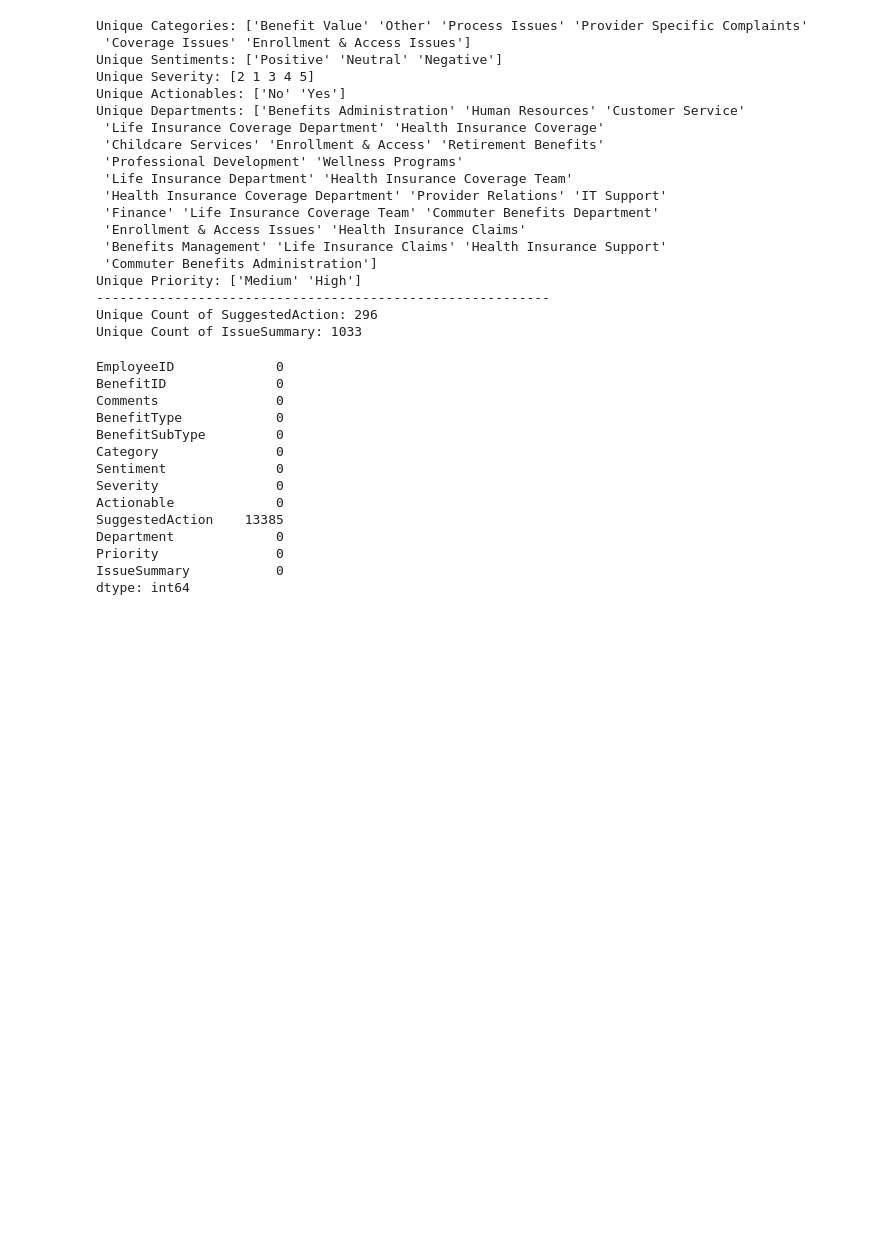
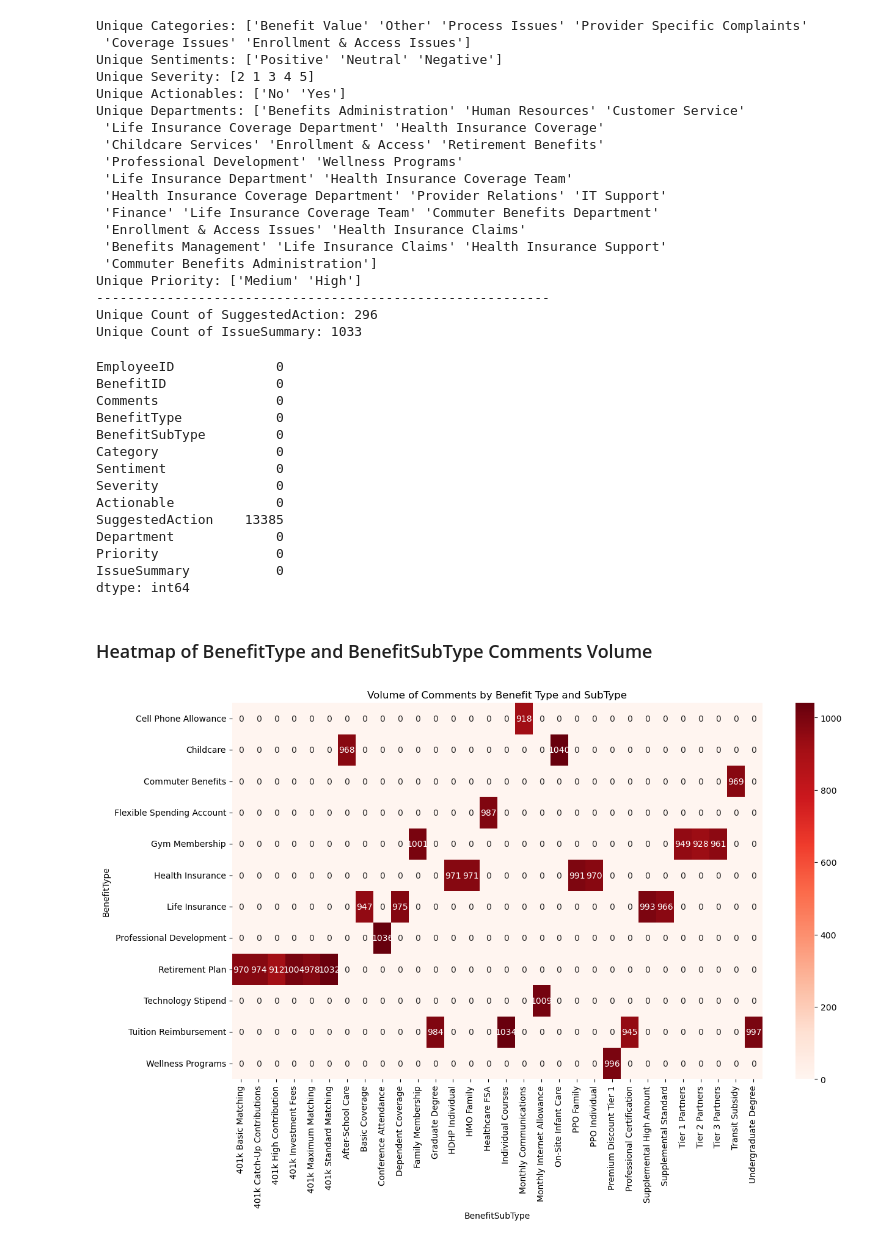
Before and after one commit to shrutikakubal/BenefitSync, a Jupyter notebook: phase1.ipynb, the cells around one changed output. Drawn from its saved outputs; the diff is of its cells as text; code cells hidden in the pictures; blank space fills up the shorter version.

```diff
--- a/phase1.ipynb
+++ b/phase1.ipynb
@@ -696,3 +701,16 @@ Department             0
 Priority               0
 IssueSummary           0
 dtype: int64
+# %% [markdown]
+### Heatmap of BenefitType and BenefitSubType Comments Volume
+# %%
+import seaborn as sns
+import matplotlib.pyplot as plt
+
+pivot = df.pivot_table(index='BenefitType', columns='BenefitSubType', values='EmployeeID', aggfunc='count', fill_value=0)
+plt.figure(figsize=(14, 8))
+sns.heatmap(pivot, annot=True, fmt="d", cmap="Reds")
+plt.title("Volume of Comments by Benefit Type and SubType")
+plt.show()
+# %% [output]
+[figure, added]
```
Also changed, not shown: parts of 28 cells of this notebook, 1 other file.
